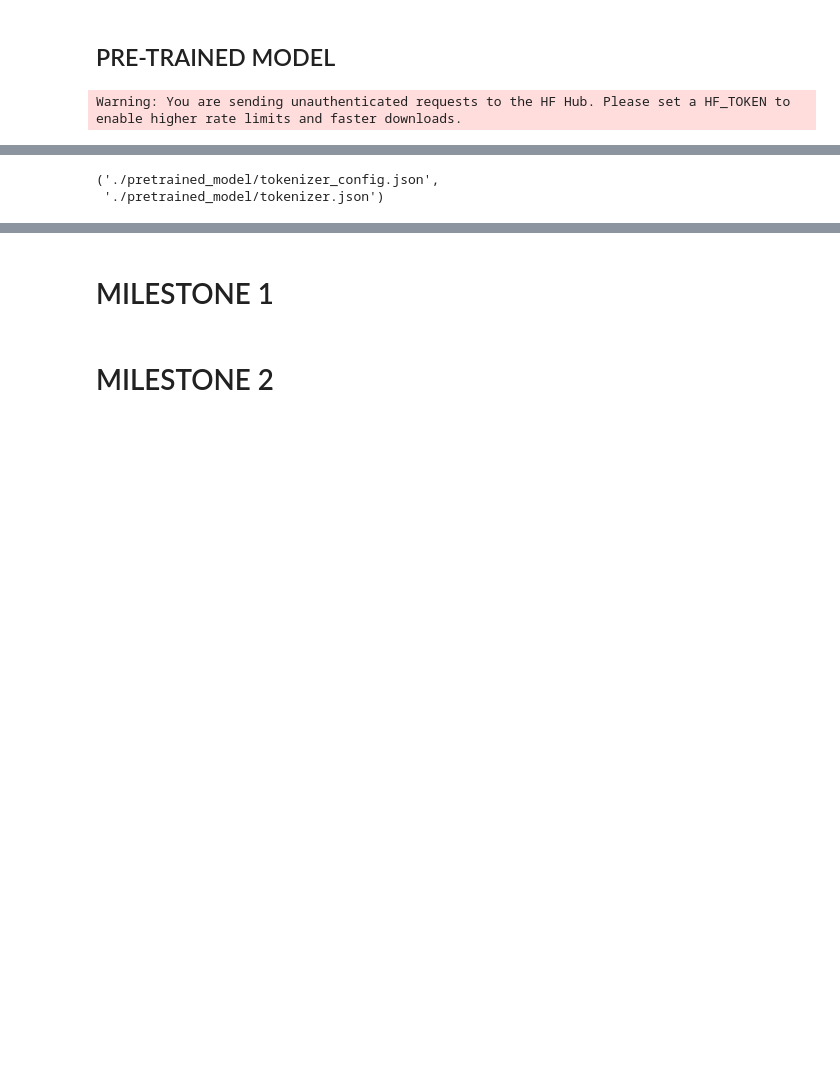
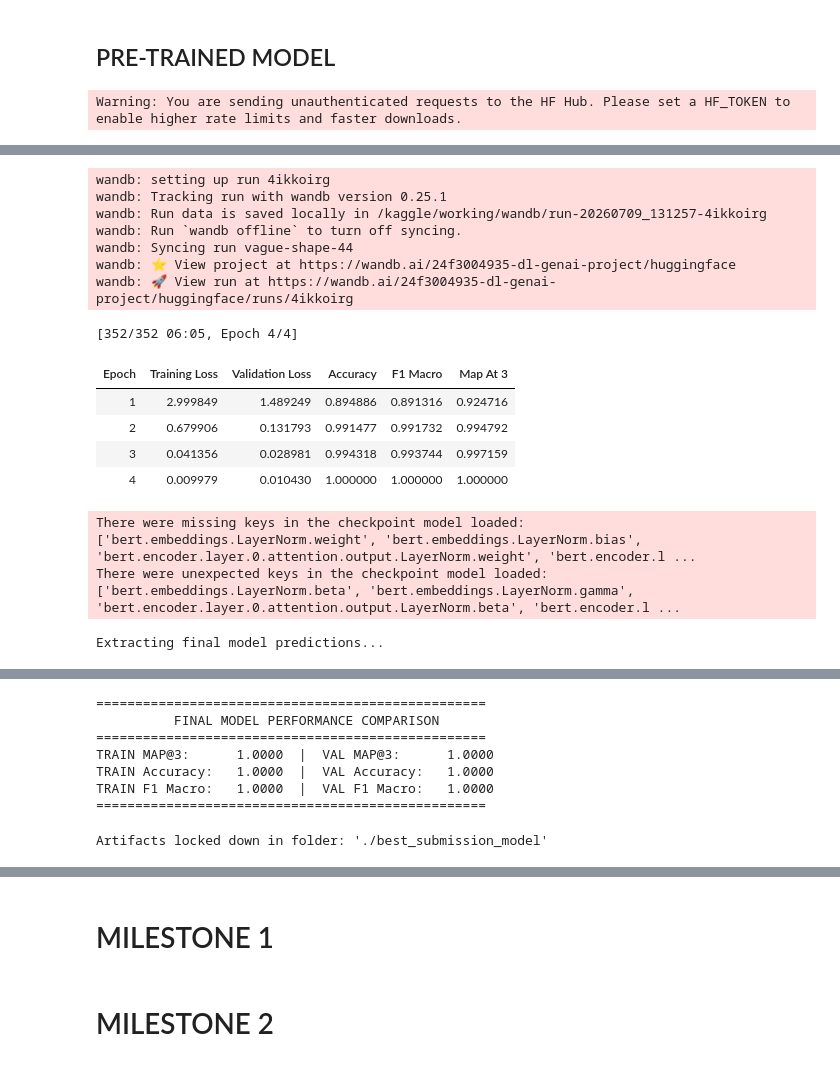
Before and after one commit to Sharan0078/dl-genai-project-26-t1, a Jupyter notebook: DL-24f3004935-notebook-t22026.ipynb, the cells around one changed output, grey strips where cells are left out. Drawn from its saved outputs; the diff is of its cells as text; code cells hidden in the pictures; blank space fills up the shorter version.

Commit message:
Kaggle Notebook | DL-24f3004935-notebook-t22026 | Version 38

```diff
--- a/DL-24f3004935-notebook-t22026.ipynb
+++ b/DL-24f3004935-notebook-t22026.ipynb
@@ -756,6 +762,56 @@ Model successfully saved
-# %%
-trainer.save_model("./pretrained_model")
-tokenizer.save_pretrained("./pretrained_model")
-# %% [output]
-('./pretrained_model/tokenizer_config.json',
- './pretrained_model/tokenizer.json')
+# %%
+# 1. Initialize the Trainer exactly as before
+trainer = Trainer(
+    model=model_1,
+    args=training_args,
+    train_dataset=train_ds,
+    eval_dataset=val_ds,
+    compute_metrics=compute_metrics
+)
+
+# 2. Run the training loop (This automatically reloads the best model at the end)
+trainer.train()
+
+print("\nExtracting final model predictions...")
+val_output = trainer.predict(val_ds)
+val_results = val_output.metrics
+val_preds = val_output.predictions.argmax(axis=-1)
+val_labels = val_output.label_ids
+
+# Subset of 1000 rows for the training confusion matrix
+train_sample = train_ds.select(range(min(1000, len(train_ds))))
+train_output = trainer.predict(train_sample)
+train_results = train_output.metrics
+train_preds = train_output.predictions.argmax(axis=-1)
+train_labels = train_output.label_ids
+
+# Print clear side-by-side performance summary table
+print("\n" + "="*50)
+print("          FINAL MODEL PERFORMANCE COMPARISON          ")
+print("="*50)
+print(f"TRAIN MAP@3:      {train_results.get('test_map_at_3', 0.0):.4f}  |  VAL MAP@3:      {val_results.get('test_map_at_3', 0.0):.4f}")
+print(f"TRAIN Accuracy:   {train_results.get('test_accuracy', 0.0):.4f}  |  VAL Accuracy:   {val_results.get('test_accuracy', 0.0):.4f}")
+print(f"TRAIN F1 Macro:   {train_results.get('test_f1_macro', 0.0):.4f}  |  VAL F1 Macro:   {val_results.get('test_f1_macro', 0.0):.4f}")
+print("="*50)
+
+# Save the final submission artifacts cleanly
+trainer.save_model("./best_submission_model")
+tokenizer.save_pretrained("./best_submission_model")
+print("\nArtifacts locked down in folder: './best_submission_model'\n")
+# %% [output]
+wandb: setting up run 4ikkoirg
+wandb: Tracking run with wandb version 0.25.1
+wandb: Run data is saved locally in /kaggle/working/wandb/run-20260709_131257-4ikkoirg
+wandb: Run `wandb offline` to turn off syncing.
+wandb: Syncing run vague-shape-44
+wandb: ⭐️ View project at https://wandb.ai/24f3004935-dl-genai-project/huggingface
+wandb: 🚀 View run at https://wandb.ai/24f3004935-dl-genai-project/huggingface/runs/4ikkoirg
+[352/352 06:05, Epoch 4/4]
+| Epoch | Training Loss | Validation Loss | Accuracy | F1 Macro | Map At 3 |
+| 1 | 2.999849 | 1.489249 | 0.894886 | 0.891316 | 0.924716 |
+| 2 | 0.679906 | 0.131793 | 0.991477 | 0.991732 | 0.994792 |
+| 3 | 0.041356 | 0.028981 | 0.994318 | 0.993744 | 0.997159 |
+| 4 | 0.009979 | 0.010430 | 1.000000 | 1.000000 | 1.000000 |
+There were missing keys in the checkpoint model loaded: ['bert.embeddings.LayerNorm.weight', 'bert.embeddings.LayerNorm.bias', 'bert.encoder.layer.0.attention.output.LayerNorm.weight', 'bert.encoder.l ...
+There were unexpected keys in the checkpoint model loaded: ['bert.embeddings.LayerNorm.beta', 'bert.embeddings.LayerNorm.gamma', 'bert.encoder.layer.0.attention.output.LayerNorm.beta', 'bert.encoder.l ...
+Extracting final model predictions...
@@ -761,0 +820,8 @@ tokenizer.save_pretrained("./pretrained_model")
+==================================================
+          FINAL MODEL PERFORMANCE COMPARISON
+==================================================
+TRAIN MAP@3:      1.0000  |  VAL MAP@3:      1.0000
+TRAIN Accuracy:   1.0000  |  VAL Accuracy:   1.0000
+TRAIN F1 Macro:   1.0000  |  VAL F1 Macro:   1.0000
+==================================================
+Artifacts locked down in folder: './best_submission_model'
```
Also changed, not shown: parts of 40 cells of this notebook.
